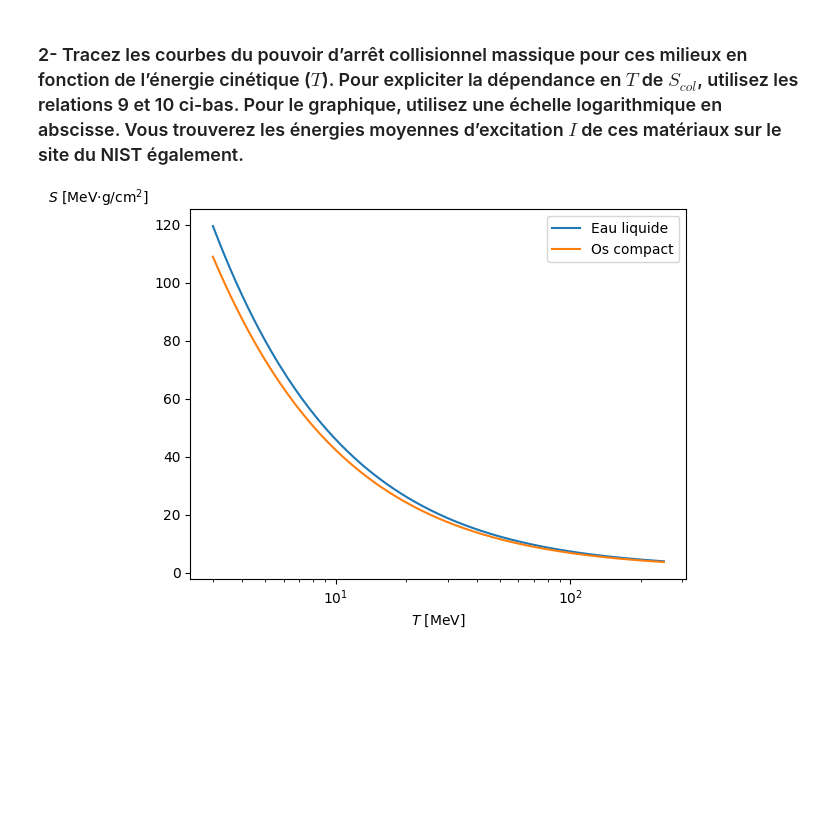
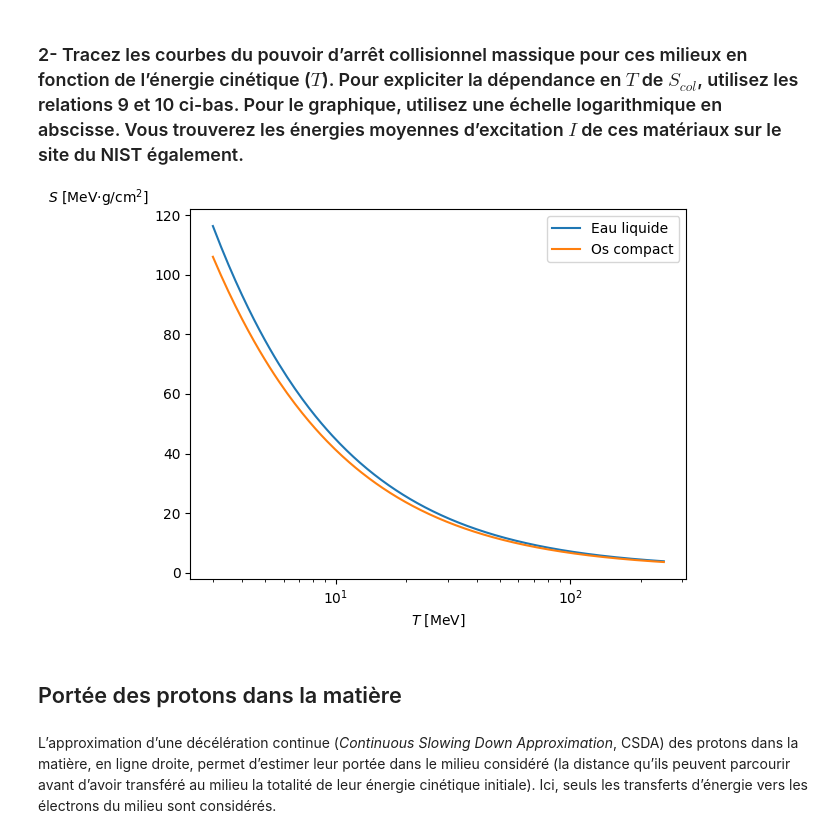
Before and after one commit to mamar828/physique_numerique, a Jupyter notebook: homework/tp1/tp1.ipynb, the cells around one changed output. Cells and saved outputs as stored; diff of their text form; code cells hidden in the pictures; blank space fills up the shorter version.

```diff
--- a/homework/tp1/tp1.ipynb
+++ b/homework/tp1/tp1.ipynb
@@ -45,29 +45,37 @@ n_os_compact = densite_electronique(os_compact, rho_os_compact)
 # %%
 # Constantes importantes
 mp = m_p/(10**6*e) # En MeV/c^2
 me = m_e/(10**6*e) # En MeV/c^2
 r_e = 10**2*sp.constants.value('classical electron radius') # En cm
 
 # Énergies d'excitation en MeV
 I_eau = 75.000000*10**(-6)
 I_os_compact = 91.900000*10**(-6)
 
 # Quantités importantes
 T = np.linspace(3, 250, 1000) # En MeV
 gamma = T/(mp*c**2)+1
 beta = ((gamma**2-1)/gamma**2)**0.5
 a = 2*me*c**2
-b = 1+(me/mp)**2
+a = 1+(me/mp)**2
 delta = 2*me/mp
-Tmax = a*(gamma**2-1)/(b+delta*gamma)
+Tmax = a*(gamma**2-1)/(a+delta*gamma)
 
 # Graphique
 plt.plot(T, pouvoir_collisionnel_massique(n_eau, I_eau, rho_eau), label = 'Eau liquide')
 plt.plot(T, pouvoir_collisionnel_massique(n_os_compact, I_os_compact, rho_os_compact), label = 'Os compact')
 plt.xlabel('$T$ [MeV]')
 plt.ylabel('$S$ [MeV$\cdot$g/cm$^2$]', loc = 'top', rotation = 0)
 plt.xscale('log')
 plt.legend()
 plt.show()
 # %% [output]
-[figure, old version]
+[figure, new version]
+# %% [markdown]
+## Portée des protons dans la matière
+# %% [markdown]
+L’approximation d’une décélération continue (*Continuous Slowing Down Approximation*, CSDA)
+des protons dans la matière, en ligne droite, permet d’estimer leur portée dans le milieu
+considéré (la distance qu’ils peuvent parcourir avant d’avoir transféré au milieu la totalité
+de leur énergie cinétique initiale). Ici, seuls les transferts d’énergie vers les électrons du milieu
+sont considérés.
```
Also changed, not shown: parts of 3 cells of this notebook.
